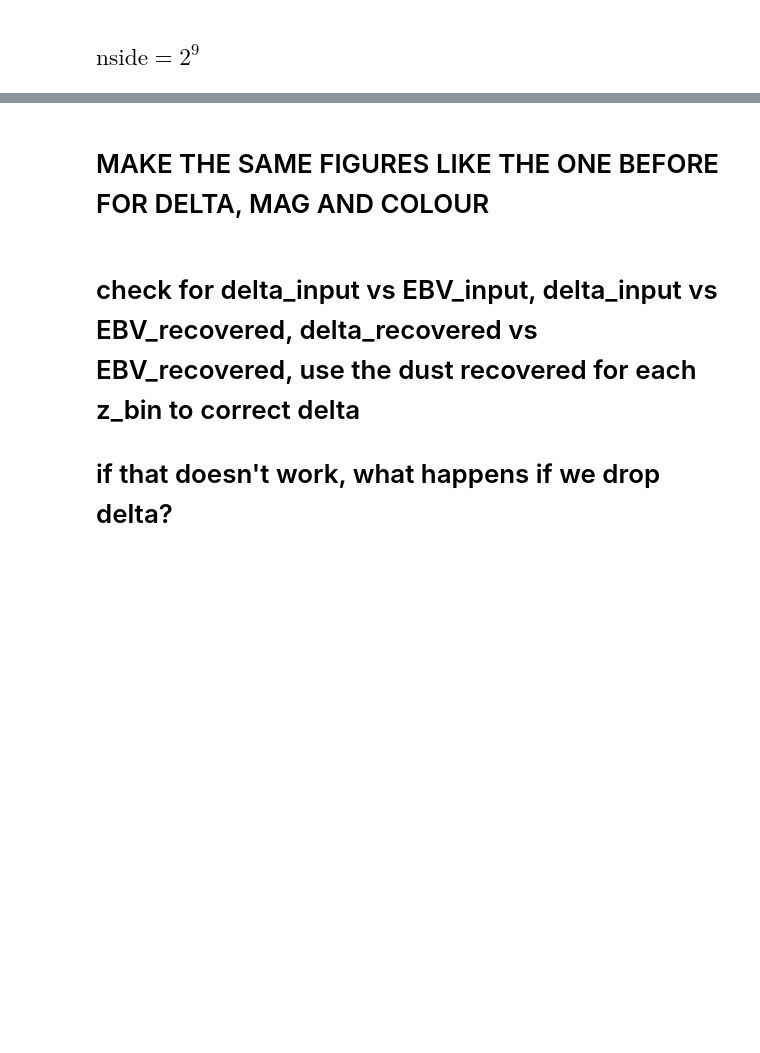
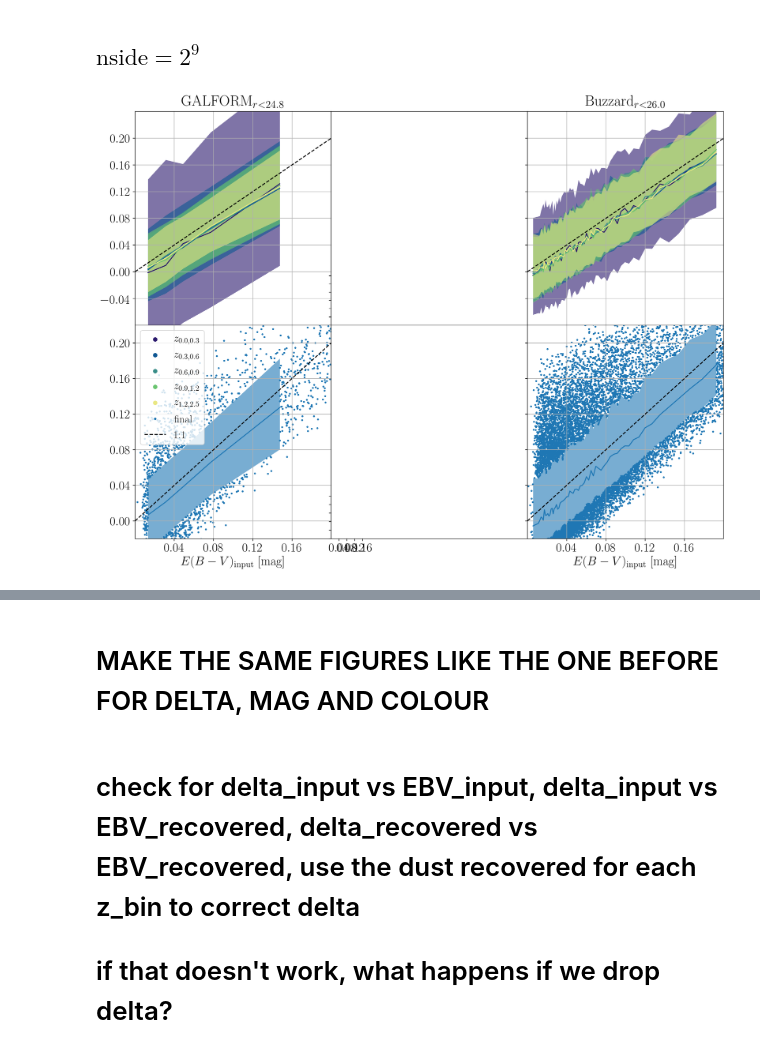
Before and after one commit to MBravoS/MW_dust_galcat, a Jupyter notebook: MW_dust_final_plots.ipynb, the cells around one changed output, grey strips where cells are left out. Saved outputs shown, nothing was run; the diff lists cells and outputs as text; code cells hidden in the pictures; blank space fills up the shorter version.

```diff
--- a/MW_dust_final_plots.ipynb
+++ b/MW_dust_final_plots.ipynb
@@ -325,24 +346,24 @@ sp.axline(a=1,c='k',linestyle='dashed',ax=fax[1][0])
 
 
 #Buzzard
-fax[0][1].set_title('Buzzard$_{r<24.8}$')
-for i in range(L):
-    sp.errorband(map_Buz_r248_n9['input_map'],map_Buz_r248_n9['output_map_combined'][i],line_stat='median',bin_type='equal',
-                 band_stat_low=16,band_stat_high=84,line=True,ax=fax[0][1],xlim=[0,0.2],ylim=[-0.08,0.24],
-                 band_kw={'color':col_map(1.0*i/(L-0.8)),'alpha':0.6},line_kw={'c':col_map(1.0*i/(L-0.8))})
-sp.axline(a=1,c='k',linestyle='dashed',ax=fax[0][1])
-sp.errorband(map_Buz_r248_n9['input_map'],map_Buz_r248_n9['output_map'],line_stat='median',bin_type='equal',
-                 band_stat_low=16,band_stat_high=84,line=True,ax=fax[1][1],xlim=[0,0.2],ylim=[-0.02,0.22],
-                 band_kw={'color':'C0','alpha':0.6},line_kw={'c':'C0'})
-outpoint_x,outpoint_y=[],[]
-path=fax[1][1].get_children()[0].get_paths()[0]
-for i in range(len(map_Buz_r248_n9['input_map'])):
-    if not path.contains_point([map_Buz_r248_n9['input_map'][i],map_Buz_r248_n9['output_map'][i]]):
-        outpoint_x.append(map_Buz_r248_n9['input_map'][i])
-        outpoint_y.append(map_Buz_r248_n9['output_map'][i])
-outpoint_x,outpoint_y=[np.array(outpoint_x),np.array(outpoint_y)]
-sp.scatter(outpoint_x,outpoint_y,ax=fax[1][1],xlim=[0,0.2],ylim=[-0.02,0.22],xlabel='$E(B-V)_\mathrm{input}$ [mag]',marker='.')
-sp.axline(a=1,c='k',linestyle='dashed',ax=fax[1][1])
+#fax[0][1].set_title('Buzzard$_{r<24.8}$')
+#for i in range(L):
+#    sp.errorband(map_Buz_r248_n9['input_map'],map_Buz_r248_n9['output_map_combined'][i],line_stat='median',bin_type='equal',
+#                 band_stat_low=16,band_stat_high=84,line=True,ax=fax[0][1],xlim=[0,0.2],ylim=[-0.08,0.24],
+#                 band_kw={'color':col_map(1.0*i/(L-0.8)),'alpha':0.6},line_kw={'c':col_map(1.0*i/(L-0.8))})
+#sp.axline(a=1,c='k',linestyle='dashed',ax=fax[0][1])
+#sp.errorband(map_Buz_r248_n9['input_map'],map_Buz_r248_n9['output_map'],line_stat='median',bin_type='equal',
+#                 band_stat_low=16,band_stat_high=84,line=True,ax=fax[1][1],xlim=[0,0.2],ylim=[-0.02,0.22],
+#                 band_kw={'color':'C0','alpha':0.6},line_kw={'c':'C0'})
+#outpoint_x,outpoint_y=[],[]
+#path=fax[1][1].get_children()[0].get_paths()[0]
+#for i in range(len(map_Buz_r248_n9['input_map'])):
+#    if not path.contains_point([map_Buz_r248_n9['input_map'][i],map_Buz_r248_n9['output_map'][i]]):
+#        outpoint_x.append(map_Buz_r248_n9['input_map'][i])
+#        outpoint_y.append(map_Buz_r248_n9['output_map'][i])
+#outpoint_x,outpoint_y=[np.array(outpoint_x),np.array(outpoint_y)]
+#sp.scatter(outpoint_x,outpoint_y,ax=fax[1][1],xlim=[0,0.2],ylim=[-0.02,0.22],xlabel='$E(B-V)_\mathrm{input}$ [mag]',marker='.')
+#sp.axline(a=1,c='k',linestyle='dashed',ax=fax[1][1])
 
 #Buzzard deep
 fax[0][2].set_title('Buzzard$_{r<26.0}$')
@@ -350,33 +371,35 @@ for i in range(L):
     sp.errorband(map_Buz_r260_n9['input_map'],map_Buz_r260_n9['output_map_combined'][i],line_stat='median',bin_type='equal',
                  band_stat_low=16,band_stat_high=84,line=True,ax=fax[0][2],xlim=[0,0.2],ylim=[-0.08,0.24],
                  band_kw={'color':col_map(1.0*i/(L-0.8)),'alpha':0.6},line_kw={'c':col_map(1.0*i/(L-0.8))})
 sp.axline(a=1,c='k',linestyle='dashed',ax=fax[0][2])
 sp.errorband(map_Buz_r260_n9['input_map'],map_Buz_r260_n9['output_map'],line_stat='median',bin_type='equal',
                  band_stat_low=16,band_stat_high=84,line=True,ax=fax[1][2],xlim=[0,0.2],ylim=[-0.02,0.22],
                  band_kw={'color':'C0','alpha':0.6},line_kw={'c':'C0'})
 outpoint_x,outpoint_y=[],[]
 path=fax[1][2].get_children()[0].get_paths()[0]
 for i in range(len(map_Buz_r260_n9['input_map'])):
     if not path.contains_point([map_Buz_r260_n9['input_map'][i],map_Buz_r260_n9['output_map'][i]]):
         outpoint_x.append(map_Buz_r260_n9['input_map'][i])
         outpoint_y.append(map_Buz_r260_n9['output_map'][i])
 outpoint_x,outpoint_y=[np.array(outpoint_x),np.array(outpoint_y)]
 sp.scatter(outpoint_x,outpoint_y,ax=fax[1][2],xlim=[0,0.2],ylim=[-0.02,0.22],xlabel='$E(B-V)_\mathrm{input}$ [mag]',marker='.')
 sp.axline(a=1,c='k',linestyle='dashed',ax=fax[1][2])
 
 #Legend
 fax[1][0].legend([lines.Line2D([0.5],[0.5],linestyle='',marker='o',color=col_map(0.0/(L-0.8))),
                   lines.Line2D([0.5],[0.5],linestyle='',marker='o',color=col_map(1.0/(L-0.8))),
                   lines.Line2D([0.5],[0.5],linestyle='',marker='o',color=col_map(2.0/(L-0.8))),
                   lines.Line2D([0.5],[0.5],linestyle='',marker='o',color=col_map(3.0/(L-0.8))),
                   lines.Line2D([0.5],[0.5],linestyle='',marker='o',color=col_map(4.0/(L-0.8))),
                   lines.Line2D([0.5],[0.5],linestyle='',marker='.',color='C0'),
                   lines.Line2D([0,1],[0,1],color='k',linestyle='dashed')],
                  ['$z_{0.0,0.3}$','$z_{0.3,0.6}$','$z_{0.6,0.9}$','$z_{0.9,1.2}$','$z_{1.2,2.5}$','final','1:1'],
                  fontsize=17,loc=2)
 
 plot.savefig('../MWdust_results/map_recovery_n9.pdf')
 plot.show()
+# %% [output]
+[figure, added]
 # %%
 SFD_GAL_r248_n9=np.array([np.nan for i in range(hp.pixelfunc.nside2npix(2**9))])
 rec_GAL_r248_n9=np.array([np.nan for i in range(hp.pixelfunc.nside2npix(2**9))])
```
Also changed, not shown: parts of 13 cells of this notebook, 3 other files.
